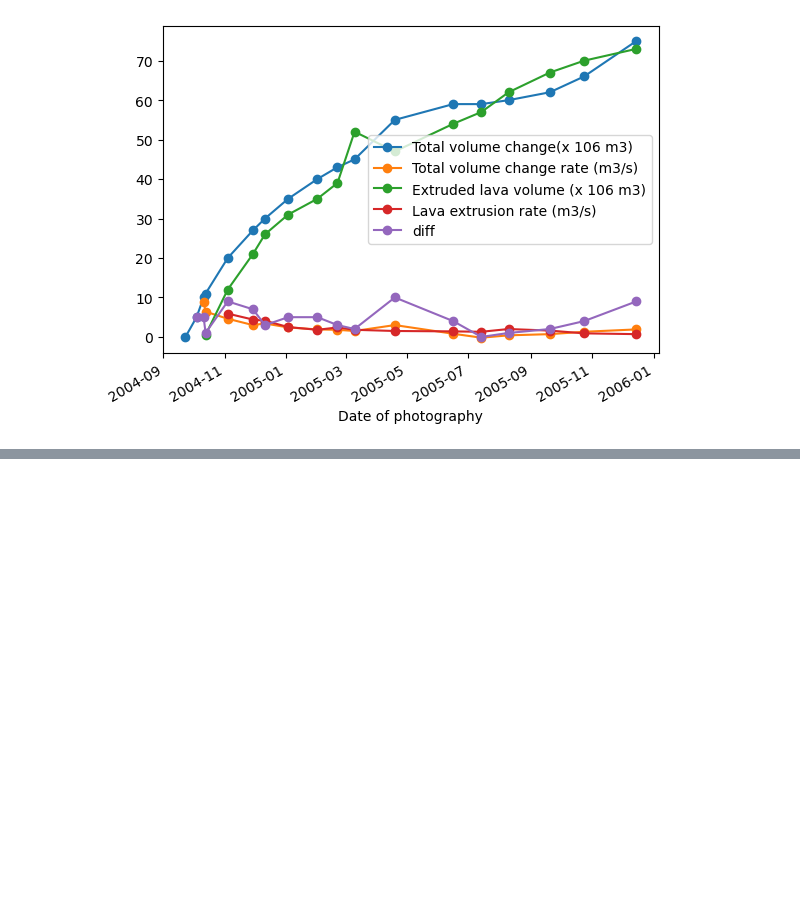
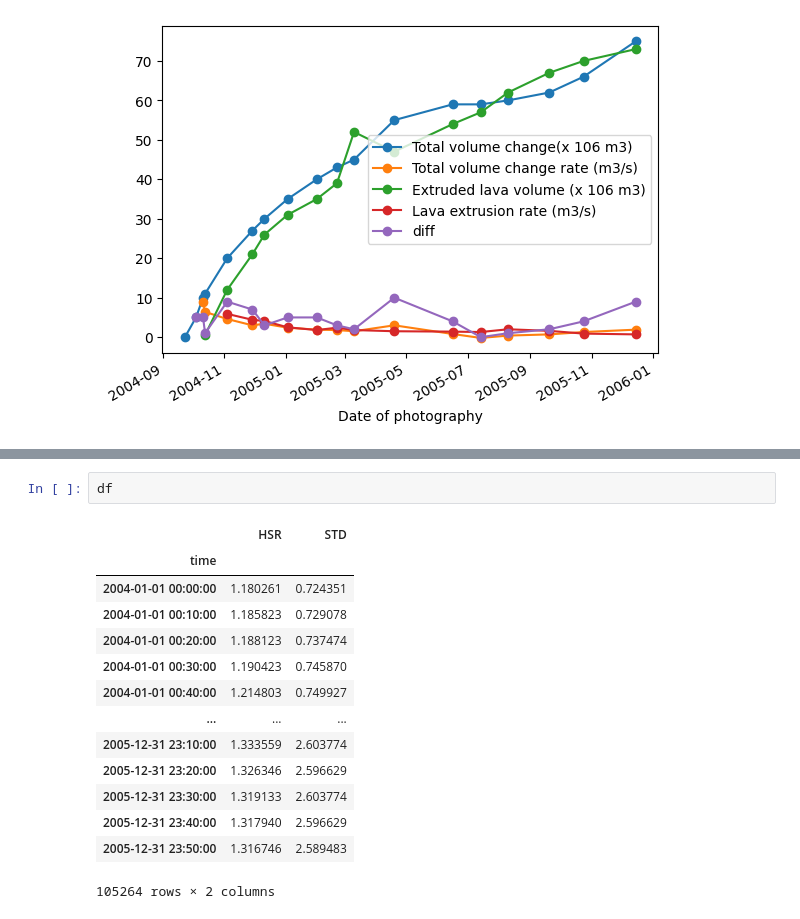
Before and after one commit to CSE583MtStHelens/CSE583_MtStHelens, a Jupyter notebook: example/example_tutorial.ipynb, the cells around one changed output, grey strips where cells are left out. Cells and saved outputs as stored; diff of their text form; blank space fills up the shorter version.

```diff
--- a/example/example_tutorial.ipynb
+++ b/example/example_tutorial.ipynb
@@ -128,0 +159,17 @@ df_sta.head()
+# %%
+df
+# %% [output]
+|  | HSR | STD |
+| time |  |  |
+| 2004-01-01 00:00:00 | 1.180261 | 0.724351 |
+| 2004-01-01 00:10:00 | 1.185823 | 0.729078 |
+| 2004-01-01 00:20:00 | 1.188123 | 0.737474 |
+| 2004-01-01 00:30:00 | 1.190423 | 0.745870 |
+| 2004-01-01 00:40:00 | 1.214803 | 0.749927 |
+| ... | ... | ... |
+| 2005-12-31 23:10:00 | 1.333559 | 2.603774 |
+| 2005-12-31 23:20:00 | 1.326346 | 2.596629 |
+| 2005-12-31 23:30:00 | 1.319133 | 2.603774 |
+| 2005-12-31 23:40:00 | 1.317940 | 2.596629 |
+| 2005-12-31 23:50:00 | 1.316746 | 2.589483 |
+105264 rows × 2 columns
```
Also changed, not shown: parts of 11 cells of this notebook.
